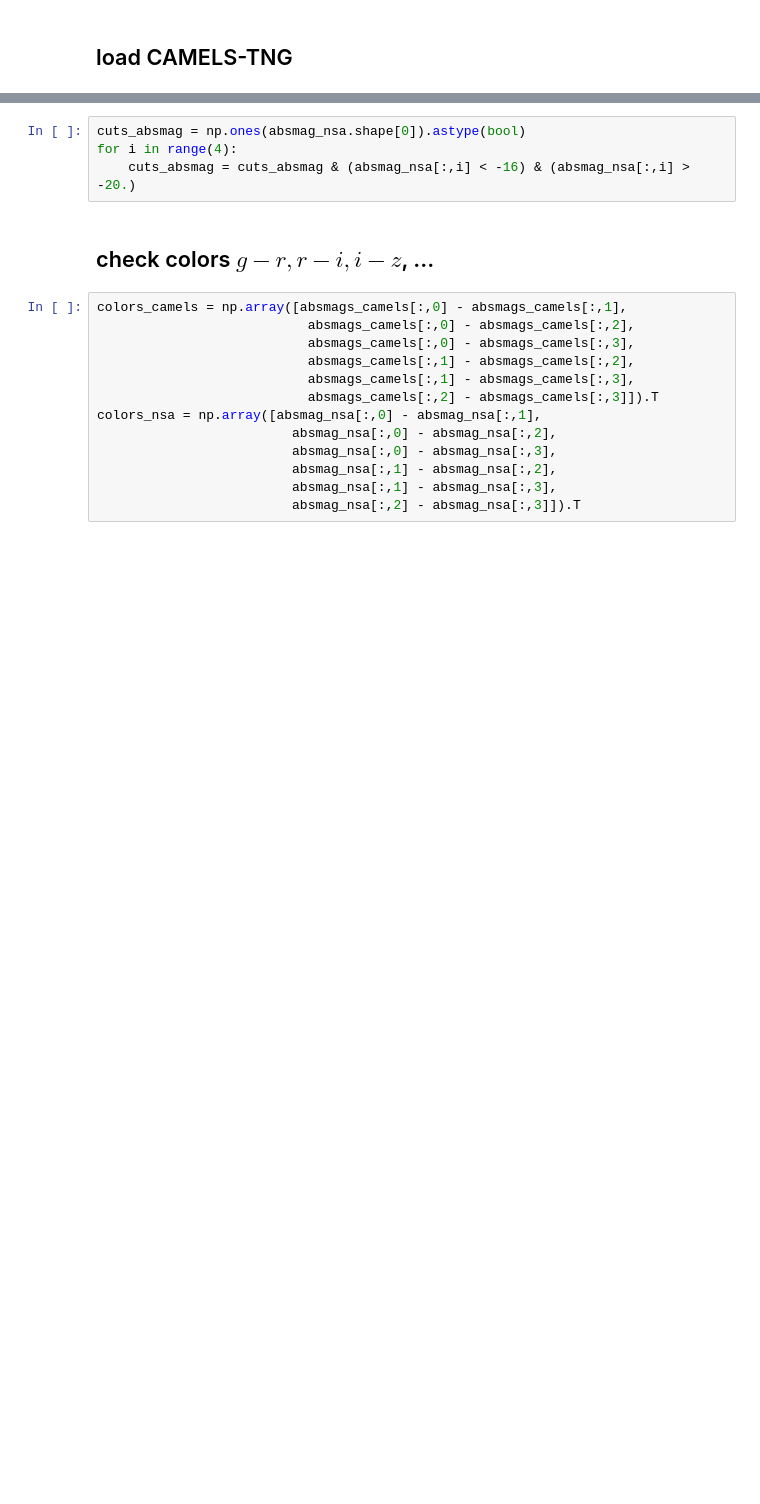
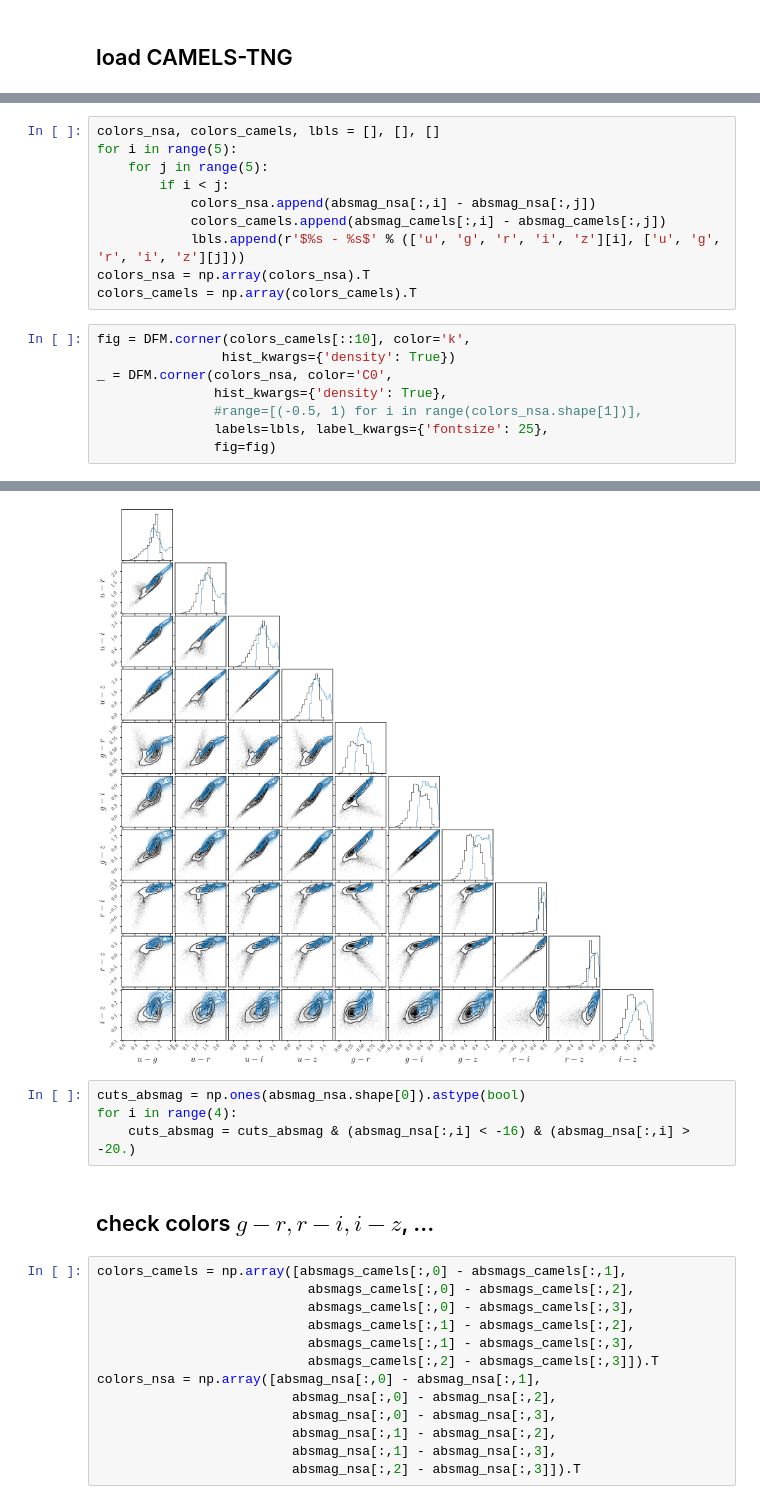
Before and after one commit to changhoonhahn/goleta, a Jupyter notebook: nb/support.ipynb, the cells around one changed output, grey strips where cells are left out. Cells and saved outputs as stored; diff of their text form; blank space fills up the shorter version.

```diff
--- a/nb/support.ipynb
+++ b/nb/support.ipynb
@@ -85,0 +57,19 @@ WARNING:root:Too few points to create valid contours
+# %%
+colors_nsa, colors_camels, lbls = [], [], []
+for i in range(5):
+    for j in range(5):
+        if i < j:
+            colors_nsa.append(absmag_nsa[:,i] - absmag_nsa[:,j])
+            colors_camels.append(absmag_camels[:,i] - absmag_camels[:,j])
+            lbls.append(r'$%s - %s$' % (['u', 'g', 'r', 'i', 'z'][i], ['u', 'g', 'r', 'i', 'z'][j]))
+colors_nsa = np.array(colors_nsa).T
+colors_camels = np.array(colors_camels).T
+# %%
+fig = DFM.corner(colors_camels[::10], color='k',
+                hist_kwargs={'density': True})
+_ = DFM.corner(colors_nsa, color='C0',
+               hist_kwargs={'density': True},
+               #range=[(-0.5, 1) for i in range(colors_nsa.shape[1])],
+               labels=lbls, label_kwargs={'fontsize': 25},
+               fig=fig)
+# %% [output]
@@ -86,3 +77,4 @@ WARNING:root:Too few points to create valid contours
+[figure, added]
 # %%
 cuts_absmag = np.ones(absmag_nsa.shape[0]).astype(bool)
 for i in range(4):
```
Also changed, not shown: parts of 14 cells of this notebook, 1 other file.
